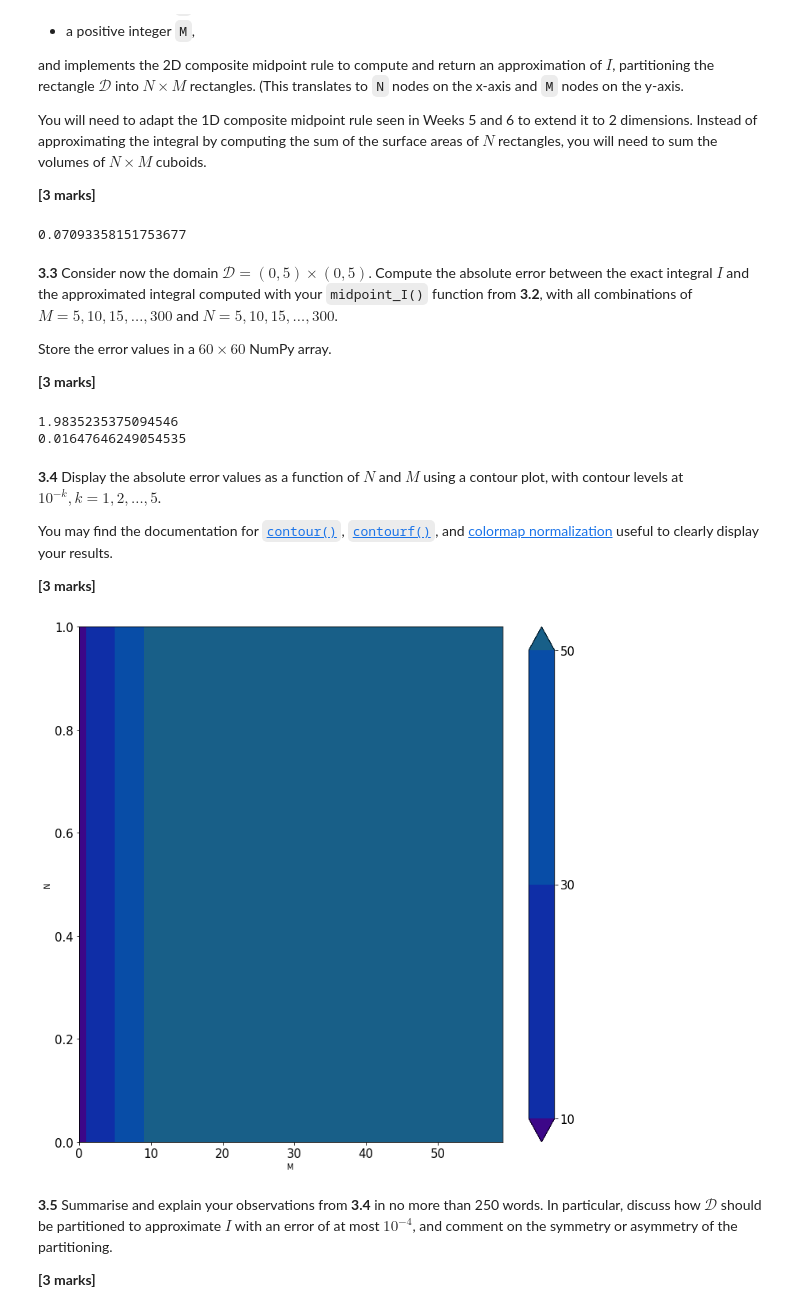
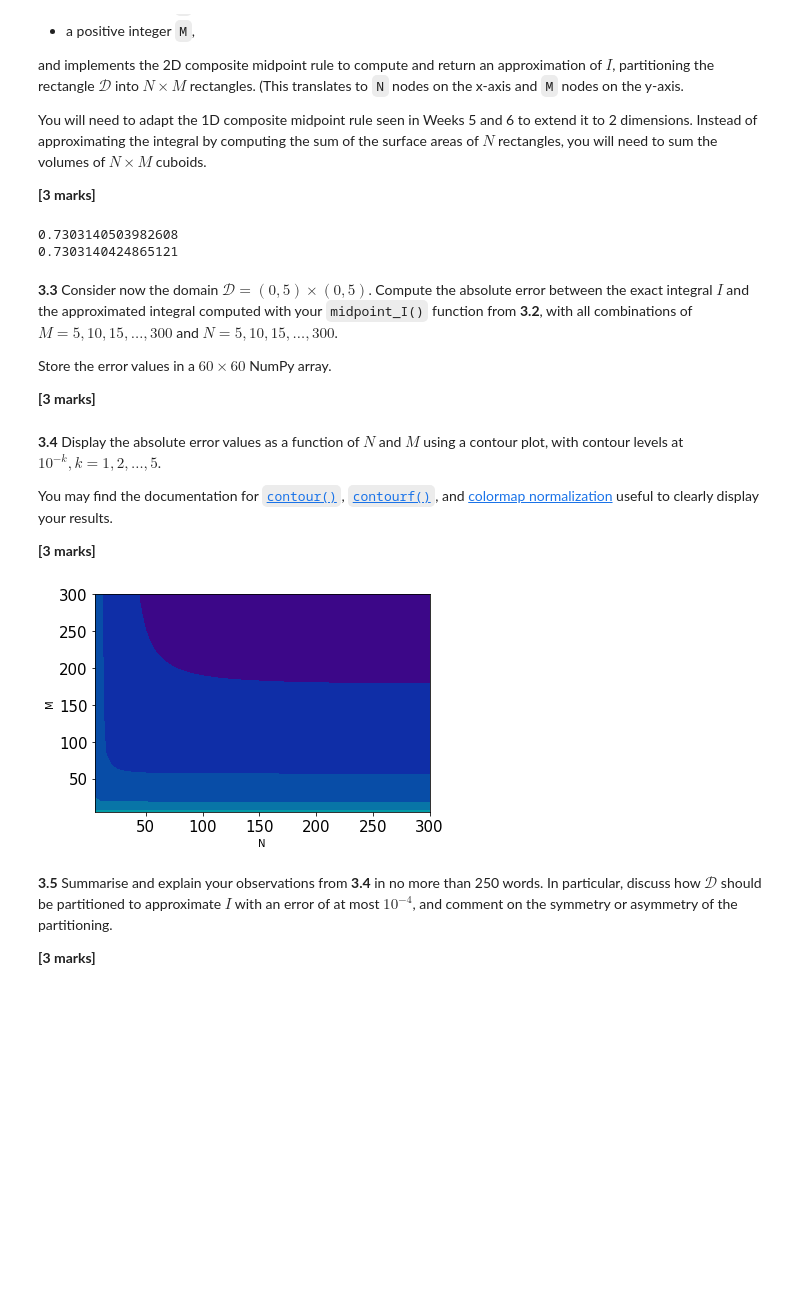
Before and after one commit to Baoqi-Zhang/A1, a Jupyter notebook: A1.ipynb, the cells around one changed output. Saved outputs shown, nothing was run; the diff lists cells and outputs as text; code cells hidden in the pictures; blank space fills up the shorter version.

```diff
--- a/A1.ipynb
+++ b/A1.ipynb
@@ -91,7 +91,7 @@ for n in range(m):
         f3[0] = 1/6
     else:
         # f3 formula: substitue (n+1) with n becasue it should start at n=1
-        f3[n] = y3[n-1] + ((-1)**(n+1+1)) / ((n+1)*(n+1+1)*(2*(n+1)+1))
+        f3[n] = f3[n-1] + ((-1)**(n+1+1)) / ((n+1)*(n+1+1)*(2*(n+1)+1))
 
 
 
@@ -392,5 +391,5 @@ for i in range(len(ns)):
     handle1,=ax[i].plot(ms,ty[i],color='r',linestyle='-',marker='o')
     handle2,=ax[i].plot(ms,tb[i],color='b',linestyle='--',marker='^')
     # Label the information represented by each colored line
-    ax[i].legend(handles=[handle1,handle2],labels=['seperately calculated','one-step calculated'],fontsize=15)
+    ax[i].legend(handles=[handle1,handle2],labels=['full system','sub-system'],fontsize=15)
 # %% [output]
@@ -456,55 +457,41 @@ def midpoint_I(D, N, M):
     using the midpoint rule with N intervals.
     '''
     # Define D(a list that store 4 elements)
-    a,b,c,d = D
-
+    a,b,c,d = D[0],D[1],D[2],D[3]
 
     # Calculate the nodes
-    h1 = (b - a) / N
-    h2 = (d - c) / M
+    dx = (D[1] - D[0]) / N
+    dy = (D[3] - D[2]) / M
 
     # Initialize I
     I = 0
 
     # Generate a loop from j=0 to j=N
-    for i in range(M):
+    for i in range(N):
 
-         xi = a + h1/2 + i*h1
 
     # Generate a loop from i=0 to i=M
-    for j in range(N):
+        for j in range(M):
 
-            yj = c + h2/2 + j*h2
+            y = c + dy/2 + j*dy
+            x = a + dx/2 + i*dx
 
-            I =  I + h1*h2* np.sin(xi)*np.cos(yj/5)
+            # Generate the function of I
+            I =  I +(np.sin(x)*np.cos(y/5)) *dx*dy
+
 
     return  I
 
-print(midpoint_I([1,2,3,4],10,10))
+
+# Check with exact values
+print(midpoint_I([1,2,3,4],2000,2000))
+print(5*(-np.cos(2)+np.cos(1))*(np.sin(4/5)-np.sin(3/5)))
 # %% [output]
-0.07093358151753677
+0.7303140503982608
+0.7303140424865121
 # %% [markdown]
 **3.3** Consider now the domain $\mathcal{D} = (0, 5)\times(0, 5)$. Compute the absolute error between the exact integral $I$ and the approximated integral computed with your `midpoint_I()` function from **3.2**, with all combinations of $M = 5, 10, 15, \dots, 300$ and $N = 5, 10, 15, \dots, 300$.
 
 Store the error values in a $60\times 60$ NumPy array.
 
 **[3 marks]**
-# %%
-import numpy as np
-
-a = 0
-b = np.pi
-n = 11
-h = (b - a) / (n - 1)
-x = np.linspace(a, b, n)
-f = np.sin(x)
-
-I_trap = (h/2)*(f[0] + \
-2 * sum(f[1:n-1]) + f[n-1])
-err_trap = 2 - I_trap
-
-print(I_trap)
-print(err_trap)
-# %% [output]
-1.9835235375094546
-0.01647646249054535
@@ -517,35 +527,31 @@ You may find the documentation for [`contour()`](https://matplotlib.org/stable/a
 # %%
 from matplotlib import cm
 
 
 
-#plt.rcParams['figure.figsize'] = (12,12)
 
-ns = np.linspace(5,300,60,dtype = int)
-ms = np.linspace(5,300,60,dtype = int)
-e = np.zeros([len(ns),len(ms)])
+# Plot using the contourf function with contour levels (10−𝑘,𝑘=1,2,…,5)
+cs = plt.contourf(ns,ms,e,levels=[10e-05,10e-04,10e-03,10e-02,10e-01],colors=['#0F2EA7','#084DA7','#0875A7','#039CA7','#05A79A'],extend = 'both')
 
-
-#cs = plt.contourf(ns,ms,e,levels=[10e-05,10e-04,10e-03,10e-02,10e-01],colors=['#0F2EA7','#084DA7','#0875A7','#039CA7','#05A79A'],extend = 'both')
-cs = plt.contourf([ns,ms],e, levels=[10, 30, 50],colors=['#0F2EA7','#084DA7','#0875A7','#039CA7','#05A79A'], extend='both')
-
+# color that exceeds the highest contour line
 cs.cmap.set_over('#185F88')
+# color that below the lowest contour line
 cs.cmap.set_under('#3C0788')
 
 
-cbar = plt.colorbar()
-cbar.ax.tick_params(labelsize = 15)
-
-plt.xticks(fontsize=15)
 
 
+
+# Label the sticks of each value on the x-axis and y-axis
 plt.xticks(fontsize=15)
 plt.yticks(fontsize=15)
-plt.xlabel('M')
-plt.ylabel('N')
+plt.xlabel('N')
+plt.ylabel('M')
 cs.changed()
+
+plt.show()
 # %% [output]
-[figure, old version]
+[figure, new version]
 # %% [markdown]
 **3.5** Summarise and explain your observations from **3.4** in no more than 250 words. In particular, discuss how $\mathcal{D}$ should be partitioned to approximate $I$ with an error of at most $10^{-4}$, and comment on the symmetry or asymmetry of the partitioning.
 
```
Also changed, not shown: parts of 9 cells of this notebook, 1 other file.
